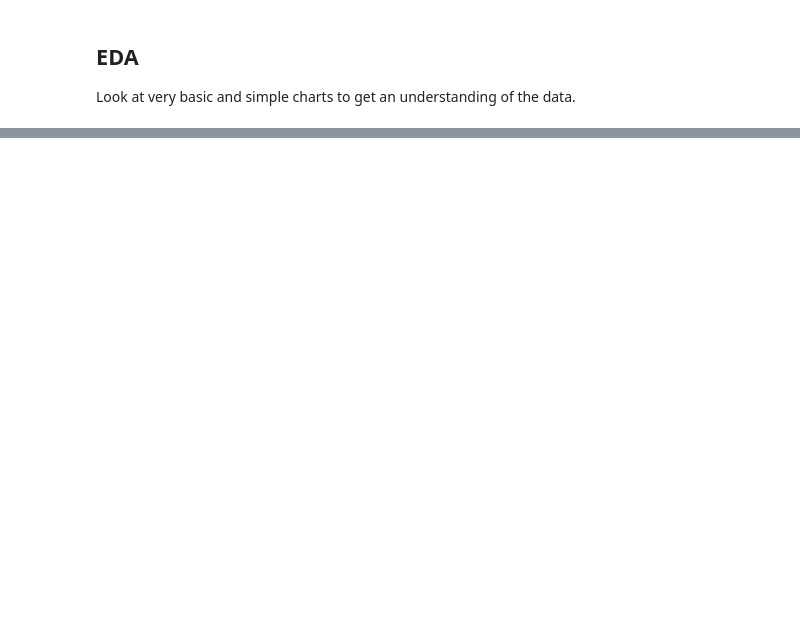
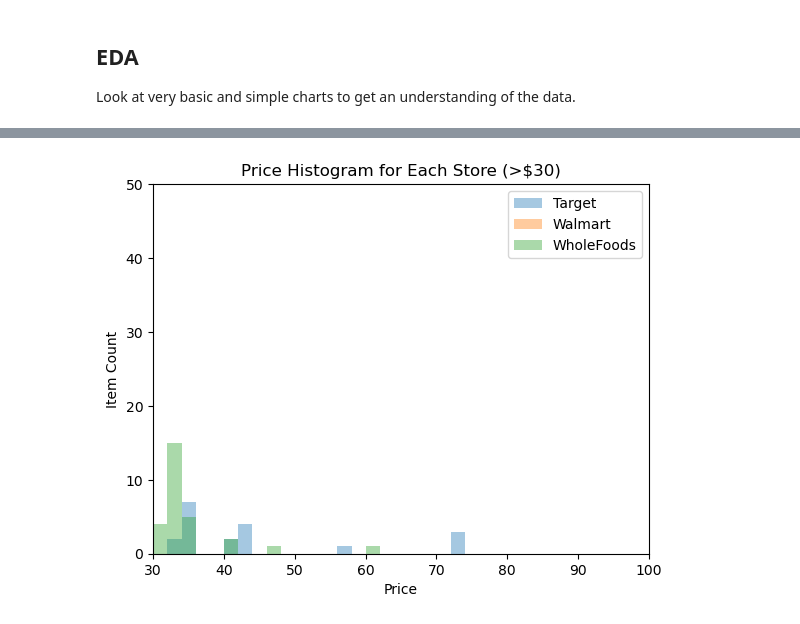
Before and after one commit to gkao25/grocerydb-viz, a Jupyter notebook: notebook.ipynb, the cells around one changed output, grey strips where cells are left out. Cells and saved outputs as stored; diff of their text form; code cells hidden in the pictures; blank space fills up the shorter version.

```diff
--- a/notebook.ipynb
+++ b/notebook.ipynb
@@ -65,0 +179,14 @@ plt.show()
+# %%
+# zoom in on items over 30
+plt.hist(x=target['price'], bins=bin_edges, label='Target', alpha=0.4)
+plt.hist(x=walmart['price'], bins=bin_edges, label='Walmart', alpha=0.4)
+plt.hist(x=wf['price'], bins=bin_edges, label='WholeFoods', alpha=0.4)
+plt.legend()
+plt.xlabel('Price')
+plt.ylabel('Item Count')
+plt.title('Price Histogram for Each Store (>$30)')
+plt.xlim([30, 100])
+plt.ylim([0,50])
+plt.show()
+# %% [output]
+[figure, added]
```
Also changed, not shown: parts of 32 cells of this notebook, 1 other file.
